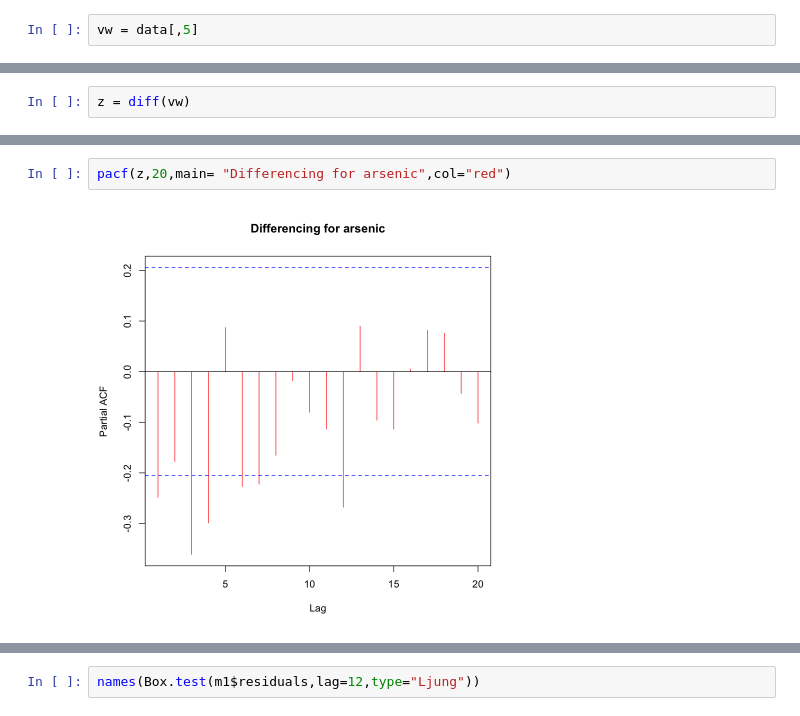
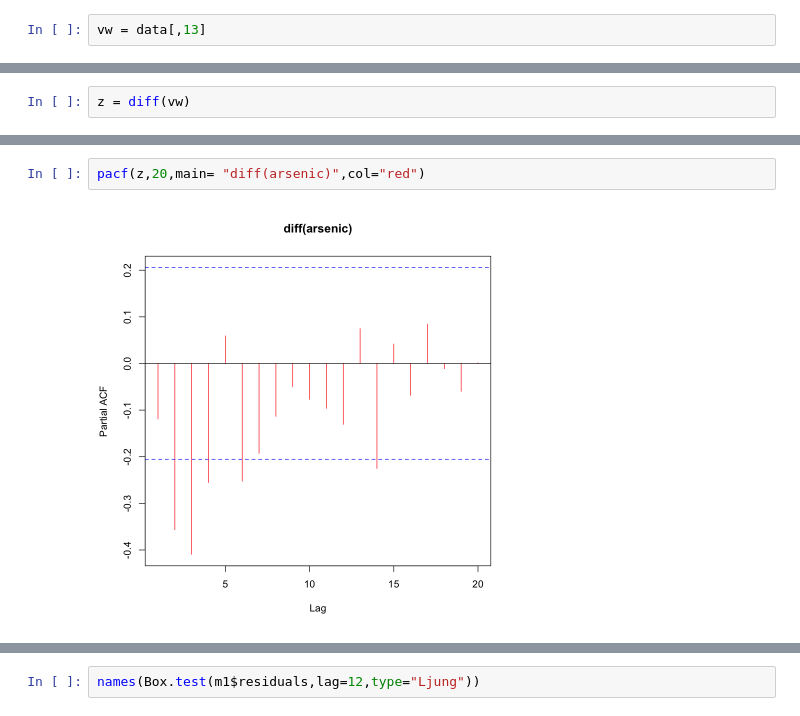
Before and after one commit to SU-Hongs/UROP_mining, a Jupyter notebook: groundwater/r_groundwater.ipynb, the cells around one changed output, grey strips where cells are left out. Drawn from its saved outputs; the diff is of its cells as text.

```diff
--- a/groundwater/r_groundwater.ipynb
+++ b/groundwater/r_groundwater.ipynb
@@ -17,7 +40,7 @@ A data.frame: 6 × 16
 | 5 | 4 | 4 | 3 | 2 | 2 | 2 | ... |
 | 6 | 5 | 4 | 0 | 2 | 1 | 0 | ... |
 # %%
-vw = data[,5]
+vw = data[,13]
 # %%
 head(vw)
 # %% [output]
@@ -39,5 +76,5 @@ acf(z,20,main= "Differencing" ,col="red")
 # %%
-pacf(z,20,main= "Differencing for arsenic",col="red")
+pacf(z,20,main= "diff(arsenic)",col="red")
 # %% [output]
-[figure, old version]
+[figure, new version]
 # %%
```
Also changed, not shown: parts of 20 cells of this notebook.
